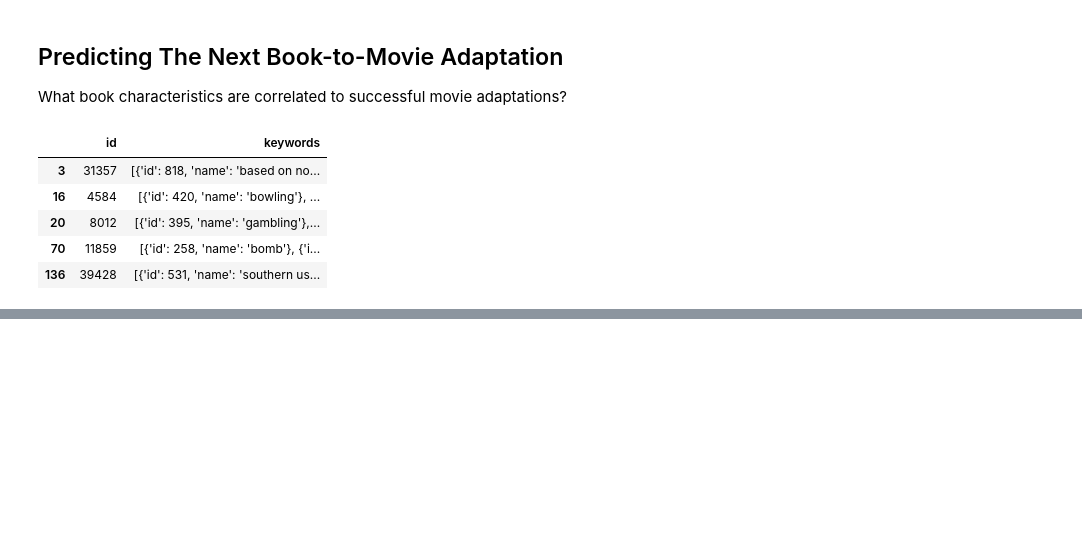
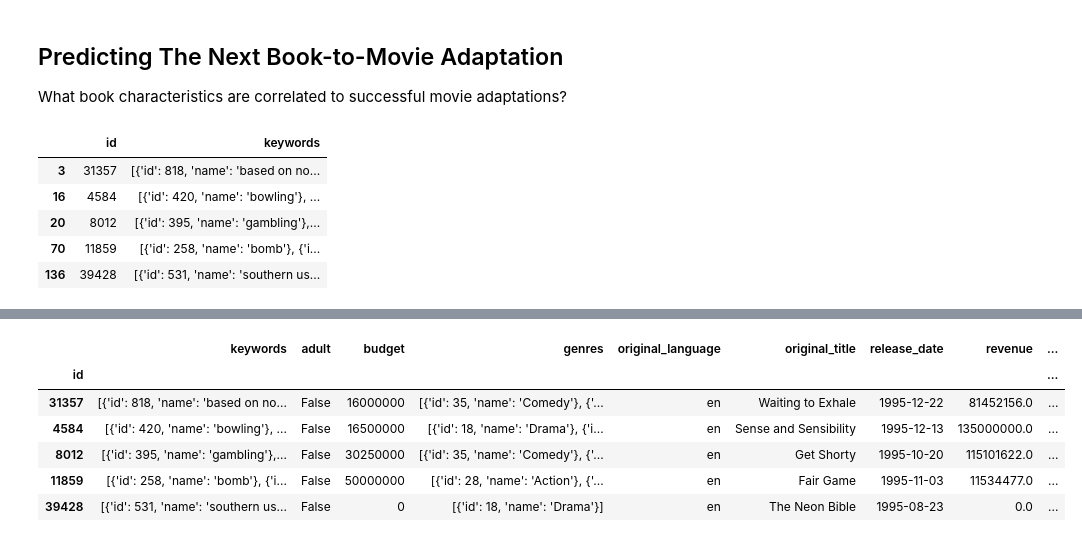
Before and after one commit to laurenemilyto/film_adapatation_success, a Jupyter notebook: Predicting Book to Movie Adaptations.ipynb, the cells around one changed output, grey strips where cells are left out. Drawn from its saved outputs; the diff is of its cells as text; code cells hidden in the pictures; blank space fills up the shorter version.

```diff
--- a/Predicting Book to Movie Adaptations.ipynb
+++ b/Predicting Book to Movie Adaptations.ipynb
@@ -29,3 +28,6 @@ adaptations.head()
 | 20 | 8012 | [{'id': 395, 'name': 'gambling'},... |
 | 70 | 11859 | [{'id': 258, 'name': 'bomb'}, {'i... |
 | 136 | 39428 | [{'id': 531, 'name': 'southern us... |
+# %%
+adaptations['id'] = adaptations['id'].astype('str')
+adaptations['id'].dtype;
@@ -32,3 +40,6 @@ adaptations.head()
 # %%
 # Inner join adaptations on id to movies_df (if not unique id, find correct id),
+adaptations_merge = pd.merge(adaptations, movies_df,  how = 'inner', on = 'id')
+adaptations_merge = adaptations_merge.set_index('id')
+adaptations_merge.head(2)
 # ratings_df (may need to switch id), goodreads_df (based on title, may need try except)
@@ -34,0 +52,19 @@ adaptations.head()
+# %%
+# drop belongs_to_collection, homepage, tagline,
+# imdb_id, overview, poster_path, video, vote_count, vote_average, popularity
+# filter by released
+adaptations_merge = adaptations_merge[['keywords', 'adult', 'budget', 'genres',
+                                       'original_language', 'original_title', 'release_date',
+                                      'revenue', 'runtime', 'spoken_languages', 'status', 'title']]
+adaptations_merge = adaptations_merge[adaptations_merge['status'] == 'Released']
+adaptations_merge = adaptations_merge.dropna(how = 'any')
+# 829 rows
+adaptations_merge.head()
+# %% [output]
+|  | keywords | adult | budget | genres | original_language | original_title | release_date | revenue | ... |
+| id |  |  |  |  |  |  |  |  | ... |
+| 31357 | [{'id': 818, 'name': 'based on no... | False | 16000000 | [{'id': 35, 'name': 'Comedy'}, {'... | en | Waiting to Exhale | 1995-12-22 | 81452156.0 | ... |
+| 4584 | [{'id': 420, 'name': 'bowling'}, ... | False | 16500000 | [{'id': 18, 'name': 'Drama'}, {'i... | en | Sense and Sensibility | 1995-12-13 | 135000000.0 | ... |
+| 8012 | [{'id': 395, 'name': 'gambling'},... | False | 30250000 | [{'id': 35, 'name': 'Comedy'}, {'... | en | Get Shorty | 1995-10-20 | 115101622.0 | ... |
+| 11859 | [{'id': 258, 'name': 'bomb'}, {'i... | False | 50000000 | [{'id': 28, 'name': 'Action'}, {'... | en | Fair Game | 1995-11-03 | 11534477.0 | ... |
+| 39428 | [{'id': 531, 'name': 'southern us... | False | 0 | [{'id': 18, 'name': 'Drama'}] | en | The Neon Bible | 1995-08-23 | 0.0 | ... |
```
Also changed, not shown: parts of 9 cells of this notebook.
